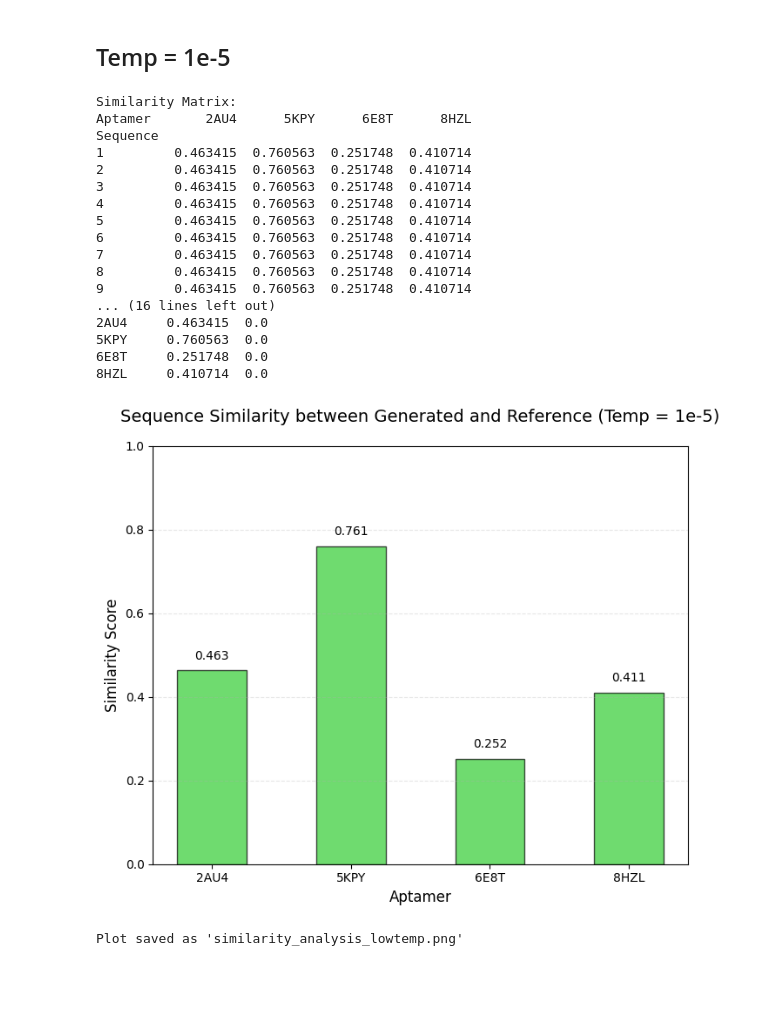
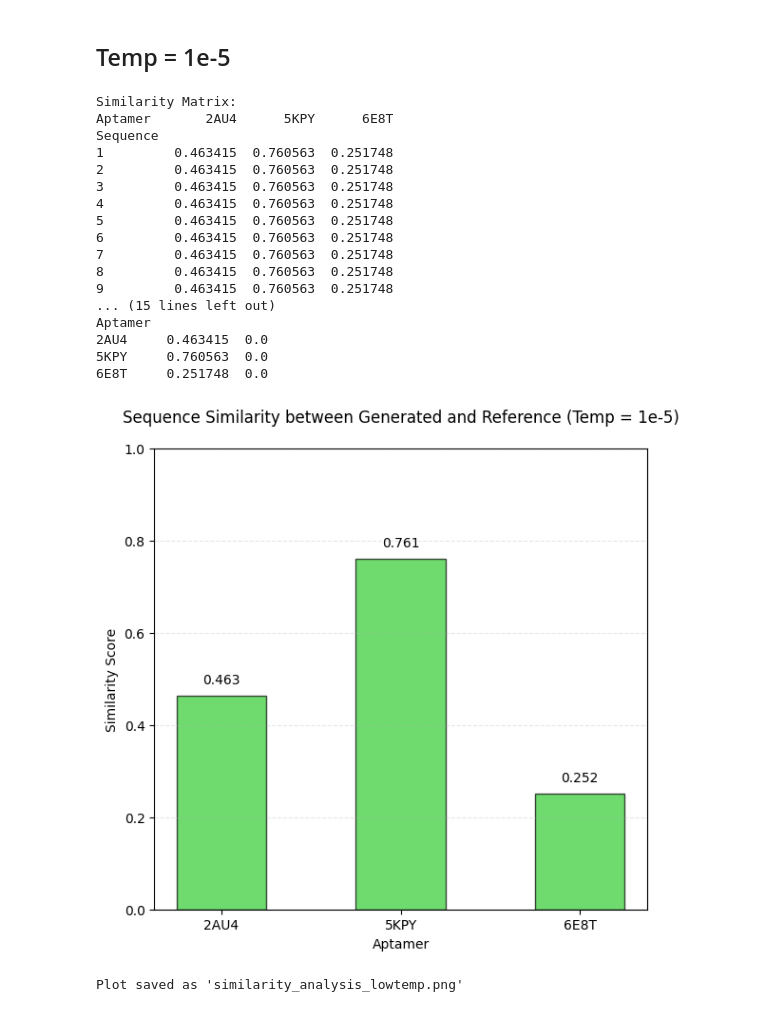
Before and after one commit to peneeta/Benchmarking-RhoDesign, a Jupyter notebook: analyze_seqs.ipynb, the cells around one changed output. Cells and saved outputs as stored; diff of their text form; code cells hidden in the pictures; blank space fills up the shorter version.

```diff
--- a/analyze_seqs.ipynb
+++ b/analyze_seqs.ipynb
@@ -229,7 +227,7 @@ Self-similarity plot saved as 'self_similarity_analysis.png'
 ## Temp = 5
 # %%
 # dir with generated seqs
-aptamers = ["2AU4", "5KPY", "6E8T", "8HZL"]
+aptamers = ["2AU4", "5KPY", "6E8T"]
 base_dir = "./generated_seqs_hightemp/"
 fasta_dir = "./aptamers/fasta/"
 
@@ -291,5 +289,5 @@ Sequence
 # %%
-fig, ax = plt.subplots(figsize=(7, 6))
+fig, ax = plt.subplots(figsize=(6, 6))
 
 x_pos = np.arange(len(aptamers))
 means = stats['mean'].values
@@ -298,10 +296,10 @@ stds = stats['std'].values
 bars = ax.bar(x_pos, means, yerr=stds, capsize=5, alpha=0.7,
               color='#FFB347', edgecolor='black', linewidth=1, width=0.5)
 
-ax.set_xlabel('Aptamer', fontsize=12)
-ax.set_ylabel('Similarity Score', fontsize=12,)
+ax.set_xlabel('Aptamer', fontsize=10)
+ax.set_ylabel('Similarity Score', fontsize=10,)
 ax.set_title('Average Sequence Similarity between Generated and Reference Sequences',
-             fontsize=14, pad=20)
+             fontsize=12, pad=20)
 ax.set_xticks(x_pos)
 ax.set_xticklabels(aptamers)
 ax.set_ylim([0, 1])
@@ -378,6 +374,6 @@ Aptamer
 # %%
 # Create bar plot for self-similarity
-fig2, ax2 = plt.subplots(figsize=(7, 6))
+fig2, ax2 = plt.subplots(figsize=(6, 6))
 
 x_pos = np.arange(len(aptamers))
 self_means = self_stats['mean'].values
@@ -386,10 +382,10 @@ self_stds = self_stats['std'].values
 bars2 = ax2.bar(x_pos, self_means, yerr=self_stds, capsize=5, alpha=0.7, width=0.5,
                 color='#FFB347', edgecolor='black', linewidth=1.2)
 
-ax2.set_xlabel('Aptamer', fontsize=12)
-ax2.set_ylabel('Self-Similarity Score', fontsize=12)
+ax2.set_xlabel('Aptamer', fontsize=10)
+ax2.set_ylabel('Self-Similarity Score', fontsize=10)
 ax2.set_title('Average Pairwise Similarity within Generated Sequences',
-              fontsize=14, pad=20)
+              fontsize=12, pad=20)
 ax2.set_xticks(x_pos)
 ax2.set_xticklabels(aptamers)
 ax2.set_ylim([0, 1])
@@ -416,7 +412,7 @@ Self-similarity plot saved as 'self_similarity_analysis_hightemp.png'
 ## Temp = 1e-5
 # %%
 # dir with generated seqs
-aptamers = ["2AU4", "5KPY", "6E8T", "8HZL"]
+aptamers = ["2AU4", "5KPY", "6E8T"]
 base_dir = "./generated_seqs_lowtemp/"
 fasta_dir = "./aptamers/fasta/"
 
@@ -459,57 +455,57 @@ print(stats)
 print("\n")
 # %% [output]
 Similarity Matrix:
-Aptamer       2AU4      5KPY      6E8T      8HZL
+Aptamer       2AU4      5KPY      6E8T
 Sequence
-1         0.463415  0.760563  0.251748  0.410714
-2         0.463415  0.760563  0.251748  0.410714
-3         0.463415  0.760563  0.251748  0.410714
-4         0.463415  0.760563  0.251748  0.410714
-5         0.463415  0.760563  0.251748  0.410714
-6         0.463415  0.760563  0.251748  0.410714
-7         0.463415  0.760563  0.251748  0.410714
-8         0.463415  0.760563  0.251748  0.410714
-9         0.463415  0.760563  0.251748  0.410714
-... (16 lines left out)
+1         0.463415  0.760563  0.251748
+2         0.463415  0.760563  0.251748
+3         0.463415  0.760563  0.251748
+4         0.463415  0.760563  0.251748
+5         0.463415  0.760563  0.251748
+6         0.463415  0.760563  0.251748
+7         0.463415  0.760563  0.251748
+8         0.463415  0.760563  0.251748
+9         0.463415  0.760563  0.251748
+... (15 lines left out)
+Aptamer
 2AU4     0.463415  0.0
 5KPY     0.760563  0.0
 6E8T     0.251748  0.0
-8HZL     0.410714  0.0
 # %%
-fig, ax = plt.subplots(figsize=(7, 6))
+fig, ax = plt.subplots(figsize=(6, 6))
 
 x_pos = np.arange(len(aptamers))
 means = stats['mean'].values
 stds = stats['std'].values
 
 bars = ax.bar(x_pos, means,  alpha=0.7,
               color='limegreen', edgecolor='black', linewidth=1, width=0.5)
 
-ax.set_xlabel('Aptamer', fontsize=12)
-ax.set_ylabel('Similarity Score', fontsize=12,)
+ax.set_xlabel('Aptamer', fontsize=10)
+ax.set_ylabel('Similarity Score', fontsize=10,)
 ax.set_title('Sequence Similarity between Generated and Reference (Temp = 1e-5)',
-             fontsize=14, pad=20)
+             fontsize=12, pad=20)
 ax.set_xticks(x_pos)
 ax.set_xticklabels(aptamers)
 ax.set_ylim([0, 1])
 ax.grid(axis='y', alpha=0.3, linestyle='--')
 
 # Add value labels on bars
 for i, (bar, mean, std) in enumerate(zip(bars, means, stds)):
     height = bar.get_height()
     # Add padding above the error bar
     y_pos = height + std + 0.02  # 0.02 units of padding
     ax.text(bar.get_x() + bar.get_width()/2., y_pos,
             f'{mean:.3f}',
             ha='center', va='bottom', fontsize=10)
 
 plt.tight_layout()
 plt.savefig('./figs/similarity_analysis_lowtemp.png', dpi=300, bbox_inches='tight')
 plt.show()
 
 print("Plot saved as 'similarity_analysis_lowtemp.png'")
 # %% [output]
-[figure, old version]
+[figure, new version]
 Plot saved as 'similarity_analysis_lowtemp.png'
 # %%
 print("\n" + "="*80)
```
Also changed, not shown: parts of 11 cells of this notebook, 7 other files.
